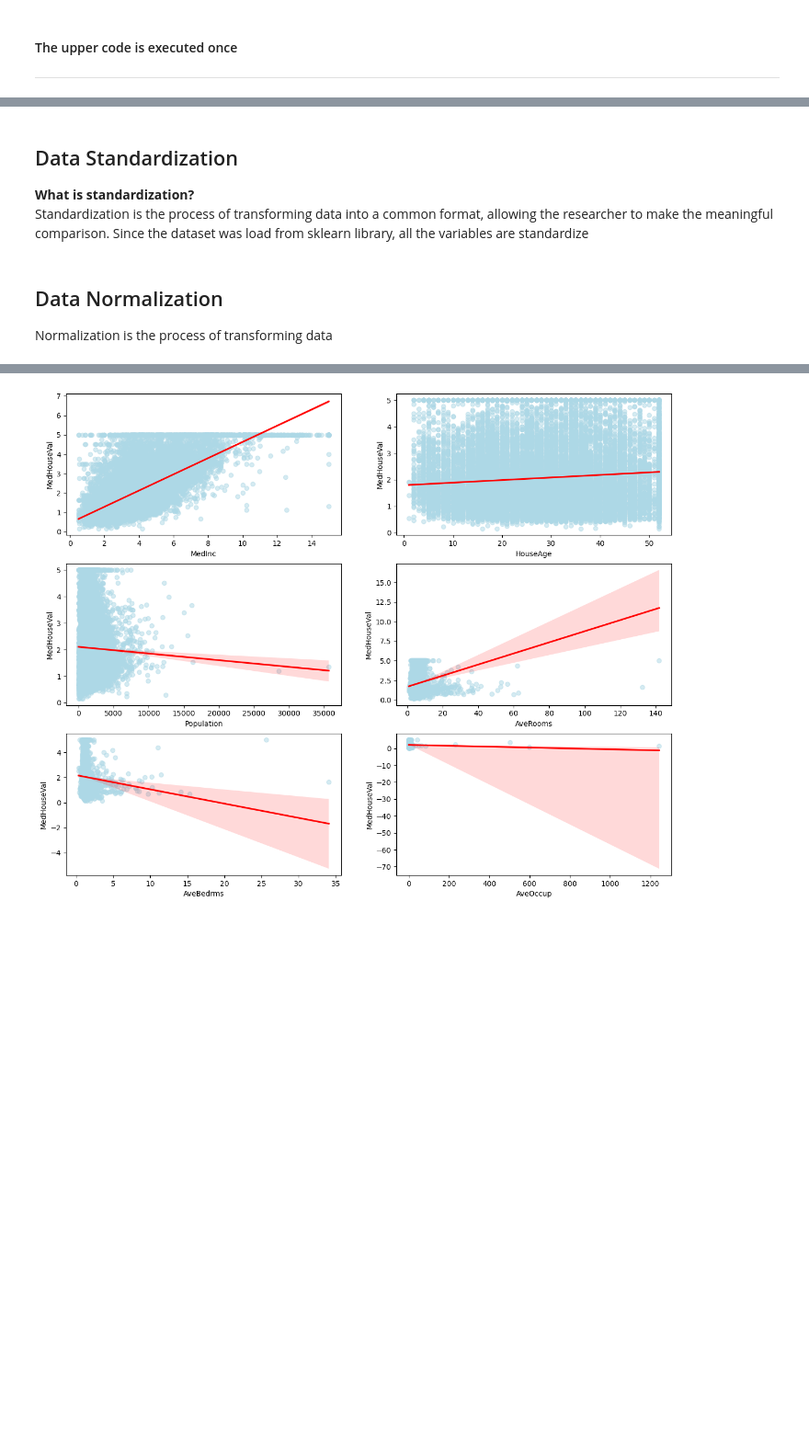
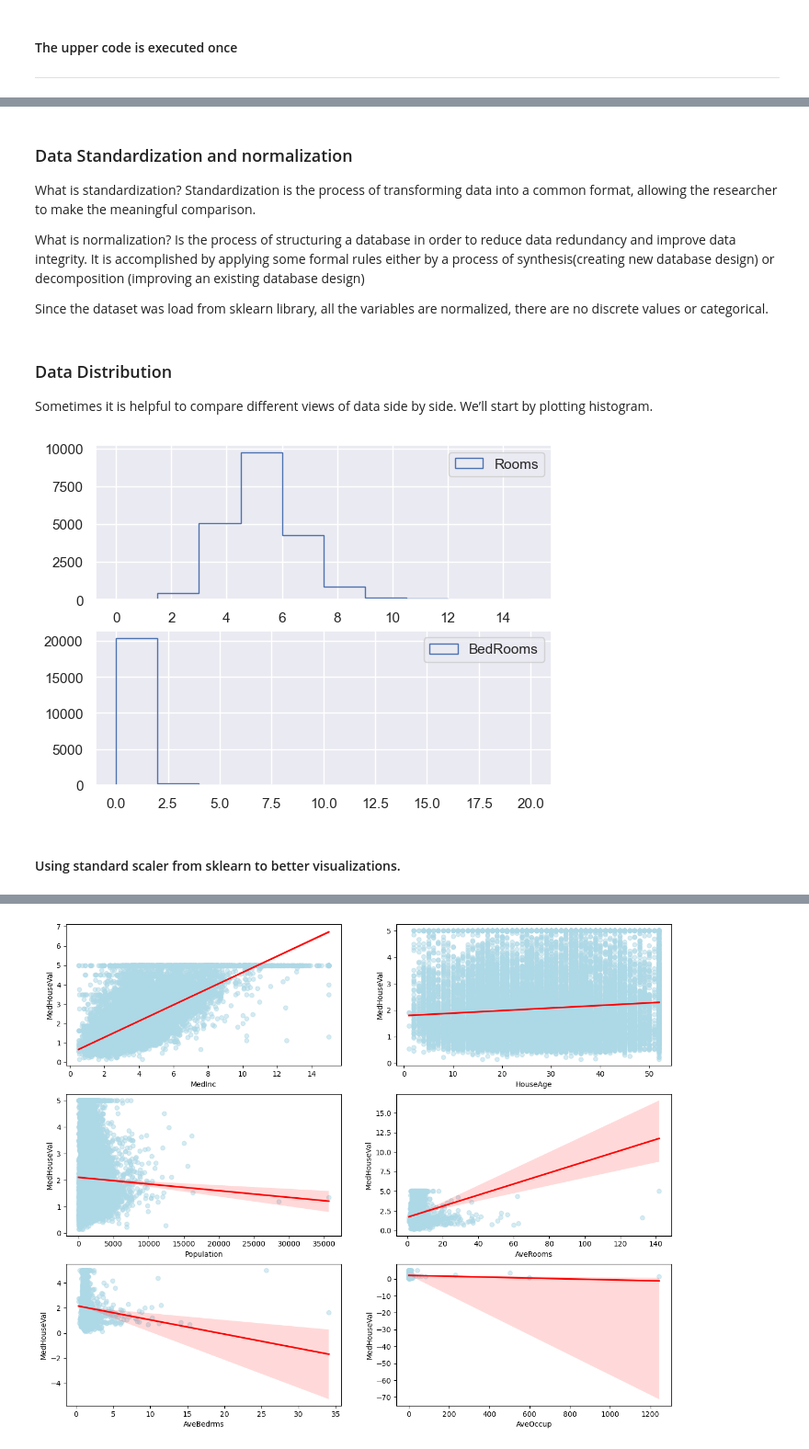
Before and after one commit to irenediaz1974/Portfolio2023, a Jupyter notebook: Regression Project/Data_analysis.ipynb, the cells around one changed output, grey strips where cells are left out. Shown: that part at 92% size. Saved outputs shown, nothing was run; the diff lists cells and outputs as text; code cells hidden in the pictures; blank space fills up the shorter version.

```diff
--- a/Regression Project/Data_analysis.ipynb
+++ b/Regression Project/Data_analysis.ipynb
@@ -105,0 +81,5 @@ df_house.describe()
+# %%
+#drop ind
+df_house.drop(["ind"], axis=1, inplace=True)
+# see all the columns
+df_house.columns
@@ -106,11 +103,12 @@ df_house.describe()
 # %% [markdown]
-<h2 id="data_standardization">Data Standardization</h2>
-<b>What is standardization?</b>
-<p>Standardization is the process of transforming data into a common format, allowing the researcher to make the meaningful comparison.
-Since the dataset was load from sklearn library, all the variables are standardize
-</p>
+### Data Standardization and normalization <a name="data_standardization"></a>
+What is standardization?
+Standardization is the process of transforming data into a common format, allowing the researcher to make the meaningful comparison.
+
+What is normalization?
+Is the process of structuring a database in order to reduce data redundancy and improve data integrity. It is accomplished by applying some formal rules either by a process of synthesis(creating new database design) or decomposition (improving an existing database design)
+
+Since the dataset was load from sklearn library, all the variables are normalized, there are no discrete values or categorical.
-# %% [markdown]
-<h2 id="data_normalization">Data Normalization</h2>
-
-<p>Normalization is the process of transforming data
-</p>
+# %% [markdown]
+### Data Distribution <a name="data_distribution"></a>
+Sometimes it is helpful to compare different views of data side by side.  We’ll start by plotting histogram.
@@ -116,0 +119,17 @@ Since the dataset was load from sklearn library, all the variables are standardi
+# %%
+data= df_house.iloc[:,2:6] #  slicing columns=['AveRooms', 'AveBedrms', 'Population', 'AveOccup']
+
+plt.figure()
+
+
+plt.subplot(211)
+plt.hist(data['AveRooms'], histtype='step', label='Rooms', range=(0,15))
+plt.legend()
+plt.subplot(212)
+plt.hist(data['AveBedrms'], histtype='step', label='BedRooms', range=(0,20))
+plt.legend()
+plt.show()
+# %% [output]
+[figure, added]
+# %% [markdown]
+#### Using standard scaler from sklearn to better visualizations.
```
Also changed, not shown: parts of 22 cells of this notebook.
